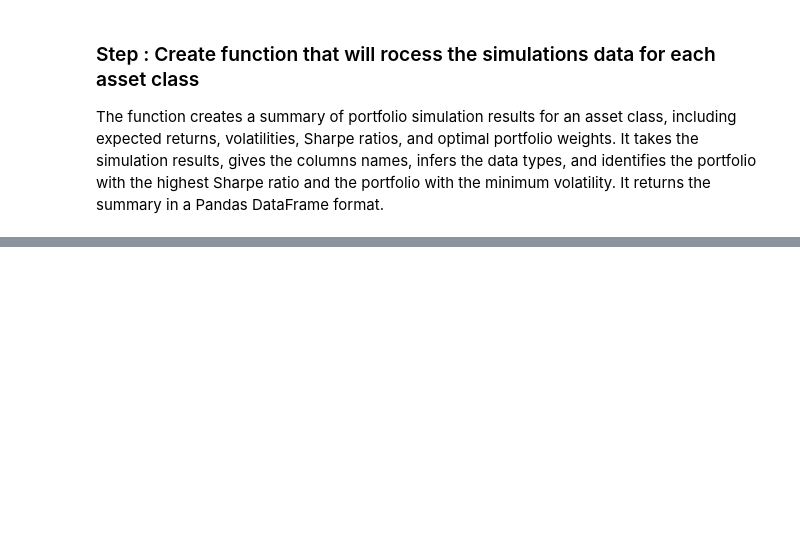
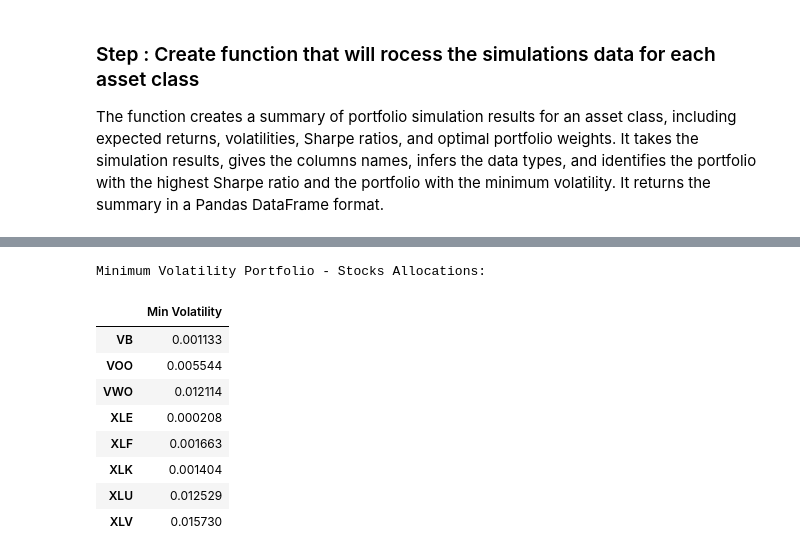
Before and after one commit to Xipilscode/CAPTS-Comprehensive_Allocation_and_Portfolio_Trading_Solution, a Jupyter notebook: capts.ipynb, the cells around one changed output, grey strips where cells are left out. Drawn from its saved outputs; the diff is of its cells as text; code cells hidden in the pictures; blank space fills up the shorter version.

```diff
--- a/capts.ipynb
+++ b/capts.ipynb
@@ -1897,0 +1956,10 @@ NameError: name 'max_comb_selected_tickers' is not defined
+# %%
+min_volatility_portfolio = {
+    "asset_class_weights": min_comb_sharpe_ratio_weights.T,
+    "asset_classes" : {
+            'crypto': crypto_min_volatility_weights,
+            'stocks': stocks_min_volatility_weights,
+            'commodities': commodities_min_volatility_weights,
+            'bonds': bonds_min_volatility_weights
+    }
+}
@@ -2400,0 +2146,14 @@ def mc_sim(num_of_portfolios, returns, num_selected_tickers):
+# %%
+print("Minimum Volatility Portfolio - Stocks Allocations:")
+min_volatility_stocks_df
+# %% [output]
+Minimum Volatility Portfolio - Stocks Allocations:
+|  | Min Volatility |
+| VB | 0.001133 |
+| VOO | 0.005544 |
+| VWO | 0.012114 |
+| XLE | 0.000208 |
+| XLF | 0.001663 |
+| XLK | 0.001404 |
+| XLU | 0.012529 |
+| XLV | 0.015730 |
```
Also changed, not shown: parts of 110 cells of this notebook.
